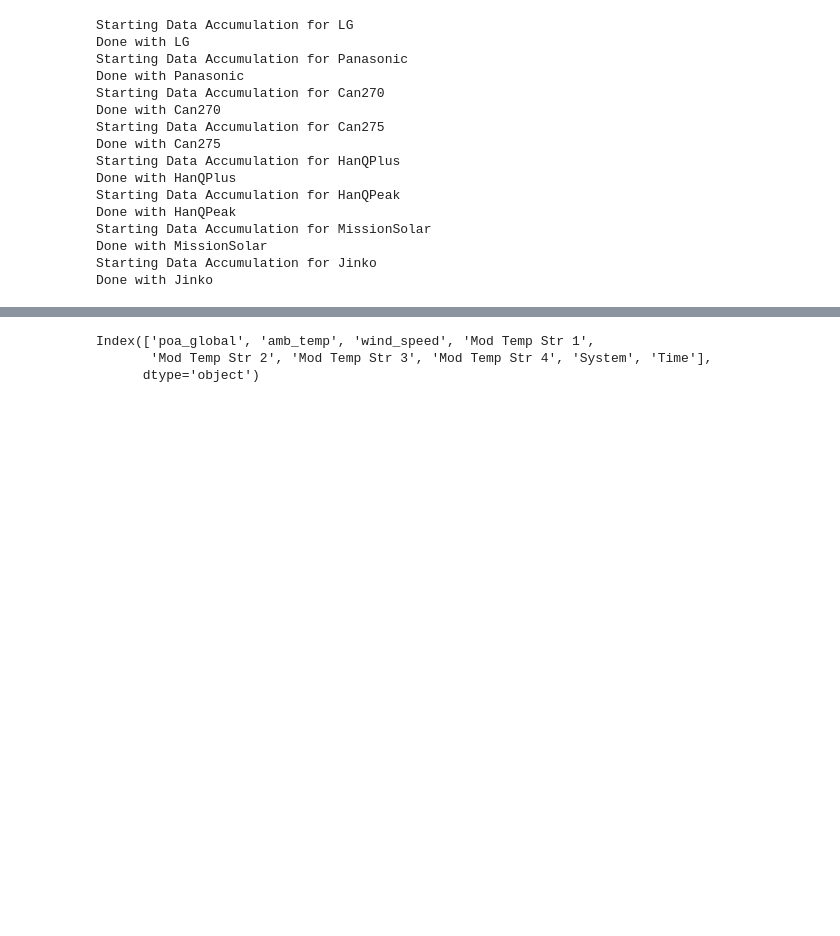
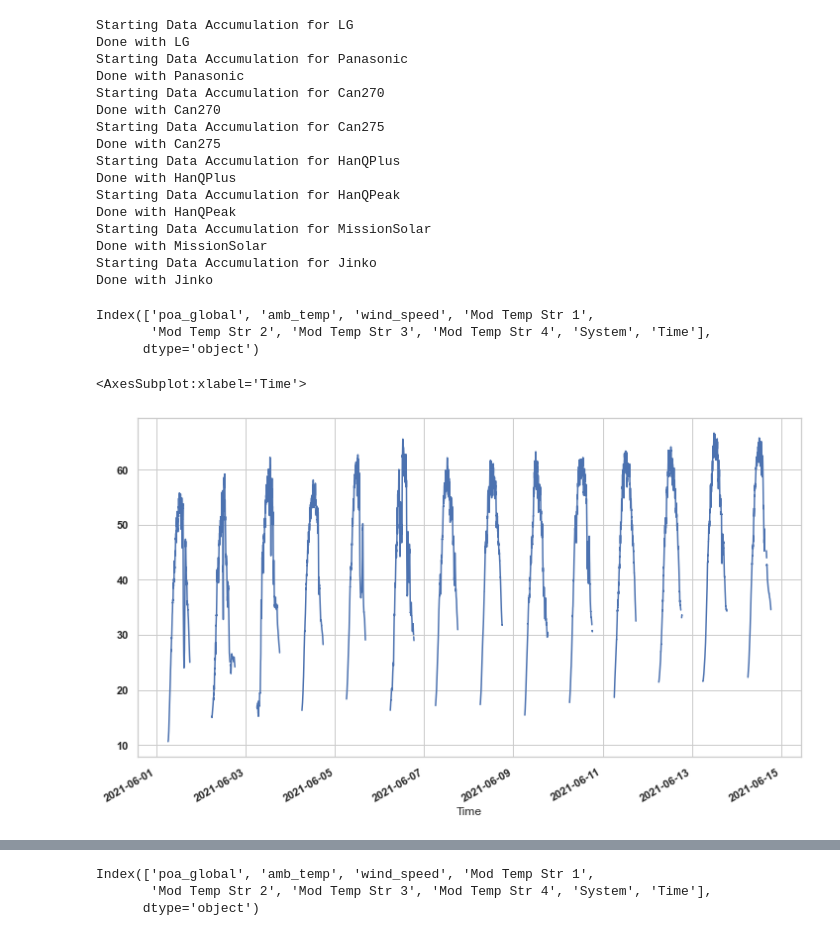
Before and after one commit to lmdeville/PV-Modeling, a Jupyter notebook: Task 2.2.1 Data Generation.ipynb, the cells around one changed output, grey strips where cells are left out. Drawn from its saved outputs; the diff is of its cells as text; code cells hidden in the pictures; blank space fills up the shorter version.

```diff
--- a/Task 2.2.1 Data Generation.ipynb
+++ b/Task 2.2.1 Data Generation.ipynb
@@ -57,8 +57,10 @@ for mod_name in mod_names:
     #defines the specific module given the previous user input and module coefficients file
     module = mod_info[mod_name]
     systablename = module['table_name']
-    start = module['start']
-    end = module['end']
+    start = '2021-06-01 00:00:00-07:00'
+    end = '2021-06-15 00:00:00-07:00'
+#     start = module['start']
+#     end = module['end']
 
     # -----------------------------------------------------------------------------------------------------------------
 
@@ -176,5 +178,16 @@ Done with Jinko
 # %%
 datagen_df = pd.concat(datagen, ignore_index=True)
 datagen_df.index = datagen_df.Time
+# %%
+datagen_df.columns
+# %% [output]
+Index(['poa_global', 'amb_temp', 'wind_speed', 'Mod Temp Str 1',
+       'Mod Temp Str 2', 'Mod Temp Str 3', 'Mod Temp Str 4', 'System', 'Time'],
+      dtype='object')
+# %%
+datagen_df.loc[datagen_df['System']=='HanQPlus']['Mod Temp Str 2'].plot()
+# %% [output]
+<AxesSubplot:xlabel='Time'>
+[figure, added]
 # %%
 datagen_df.to_csv('datagen.csv')
```
Also changed, not shown: parts of 1 cell of this notebook, 2 other files.
